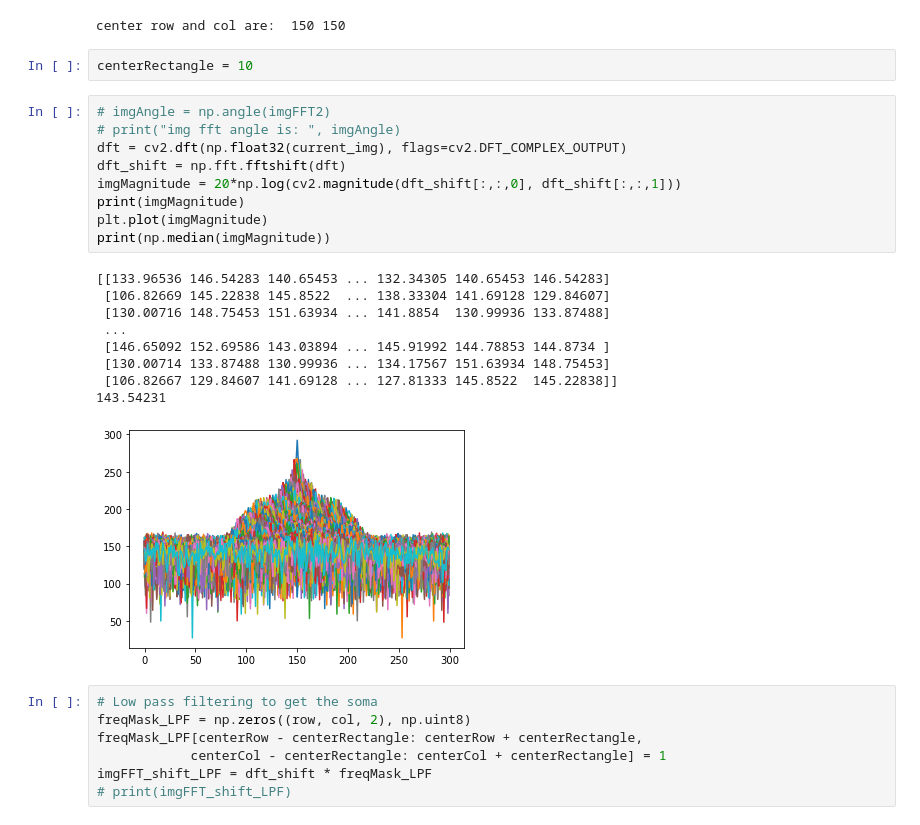
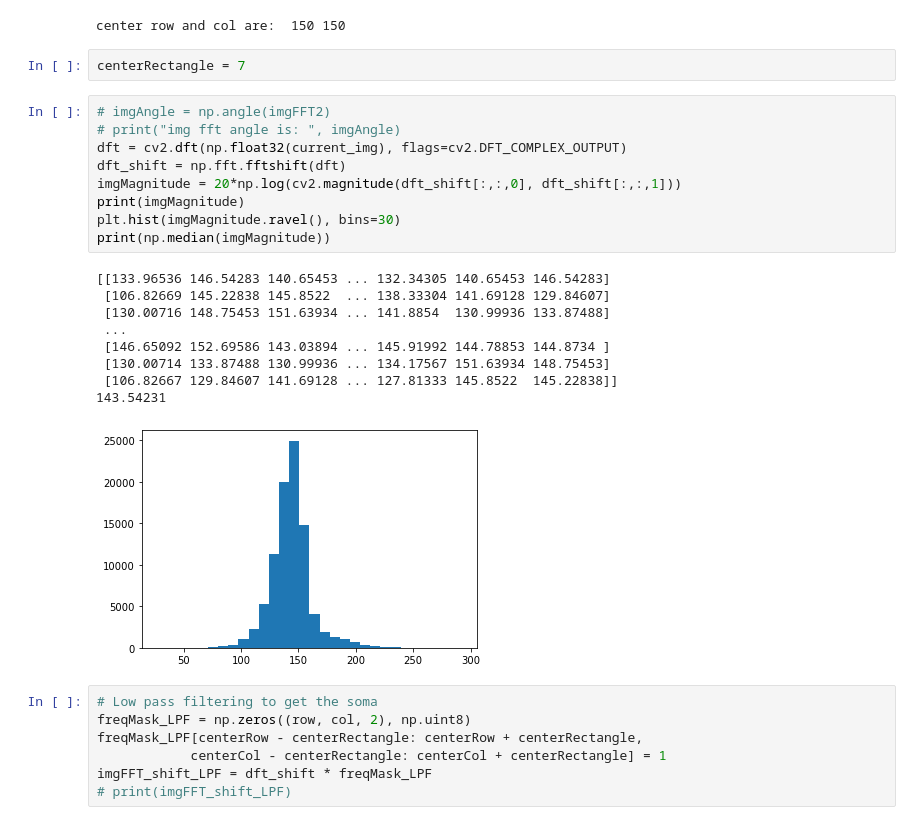
Before and after one commit to Simurgh818/feature-based-classifier, a Jupyter notebook: FB-classifier-FFT.ipynb, the cells around one changed output. Drawn from its saved outputs; the diff is of its cells as text.

```diff
--- a/FB-classifier-FFT.ipynb
+++ b/FB-classifier-FFT.ipynb
@@ -25,26 +25,26 @@ print("center row and col are: ", centerRow, centerCol)
 # %% [output]
 center row and col are:  150 150
 # %%
-centerRectangle = 10
+centerRectangle = 7
 # %%
 # imgAngle = np.angle(imgFFT2)
 # print("img fft angle is: ", imgAngle)
 dft = cv2.dft(np.float32(current_img), flags=cv2.DFT_COMPLEX_OUTPUT)
 dft_shift = np.fft.fftshift(dft)
 imgMagnitude = 20*np.log(cv2.magnitude(dft_shift[:,:,0], dft_shift[:,:,1]))
 print(imgMagnitude)
-plt.plot(imgMagnitude)
+plt.hist(imgMagnitude.ravel(), bins=30)
 print(np.median(imgMagnitude))
 # %% [output]
 [[133.96536 146.54283 140.65453 ... 132.34305 140.65453 146.54283]
  [106.82669 145.22838 145.8522  ... 138.33304 141.69128 129.84607]
  [130.00716 148.75453 151.63934 ... 141.8854  130.99936 133.87488]
  ...
  [146.65092 152.69586 143.03894 ... 145.91992 144.78853 144.8734 ]
  [130.00714 133.87488 130.99936 ... 134.17567 151.63934 148.75453]
  [106.82667 129.84607 141.69128 ... 127.81333 145.8522  145.22838]]
 143.54231
-[figure, old version]
+[figure, new version]
 # %%
 # Low pass filtering to get the soma
 freqMask_LPF = np.zeros((row, col, 2), np.uint8)
```
Also changed, not shown: parts of 5 cells of this notebook, 5 other files.
